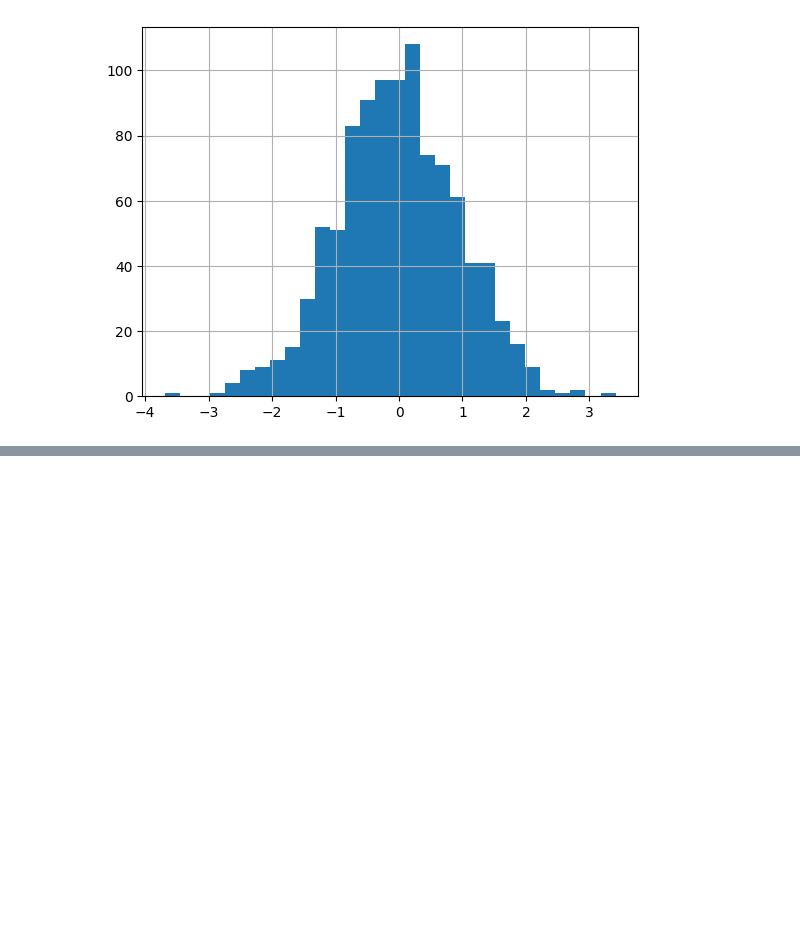
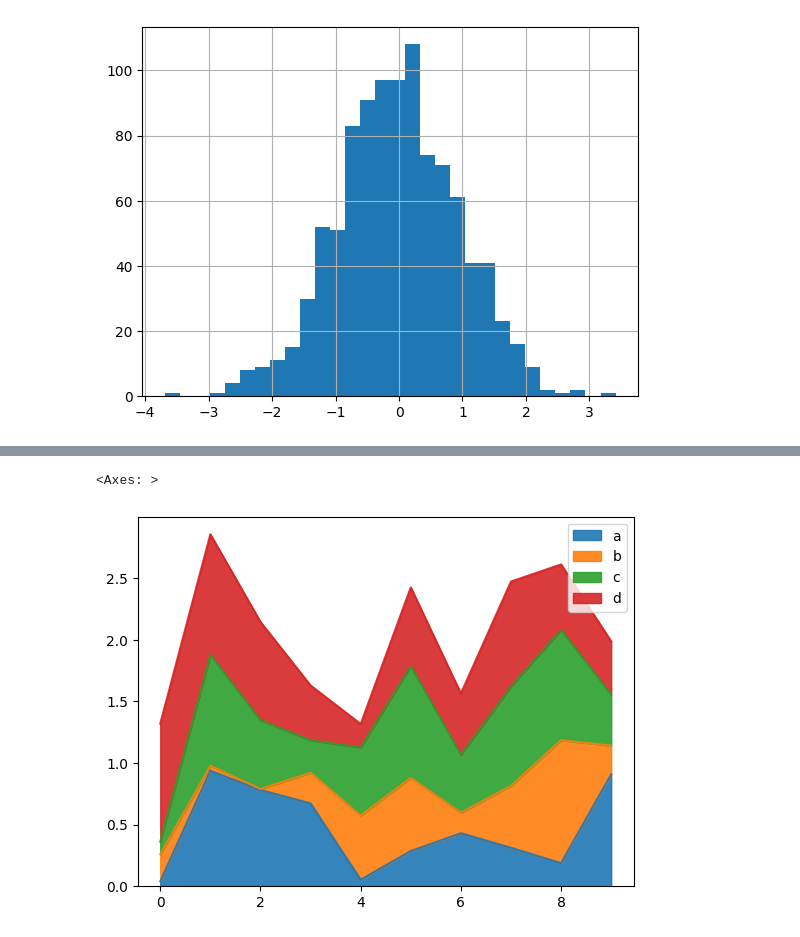
Before and after one commit to Eddie-hanson/Tutorials, a Jupyter notebook: Pandas.ipynb, the cells around one changed output, grey strips where cells are left out. Saved outputs shown, nothing was run; the diff lists cells and outputs as text; code cells hidden in the pictures; blank space fills up the shorter version.

```diff
--- a/Pandas.ipynb
+++ b/Pandas.ipynb
@@ -63,0 +64,7 @@ df2['a'].plot.hist( figsize= (15,10), bins=20)
+# %%
+''''Alpha for transparency 0 >=1
+'''
+df2.plot.area(alpha=0.9)
+# %% [output]
+<Axes: >
+[figure, added]
```
Also changed, not shown: parts of 20 cells of this notebook, 1 other file.
